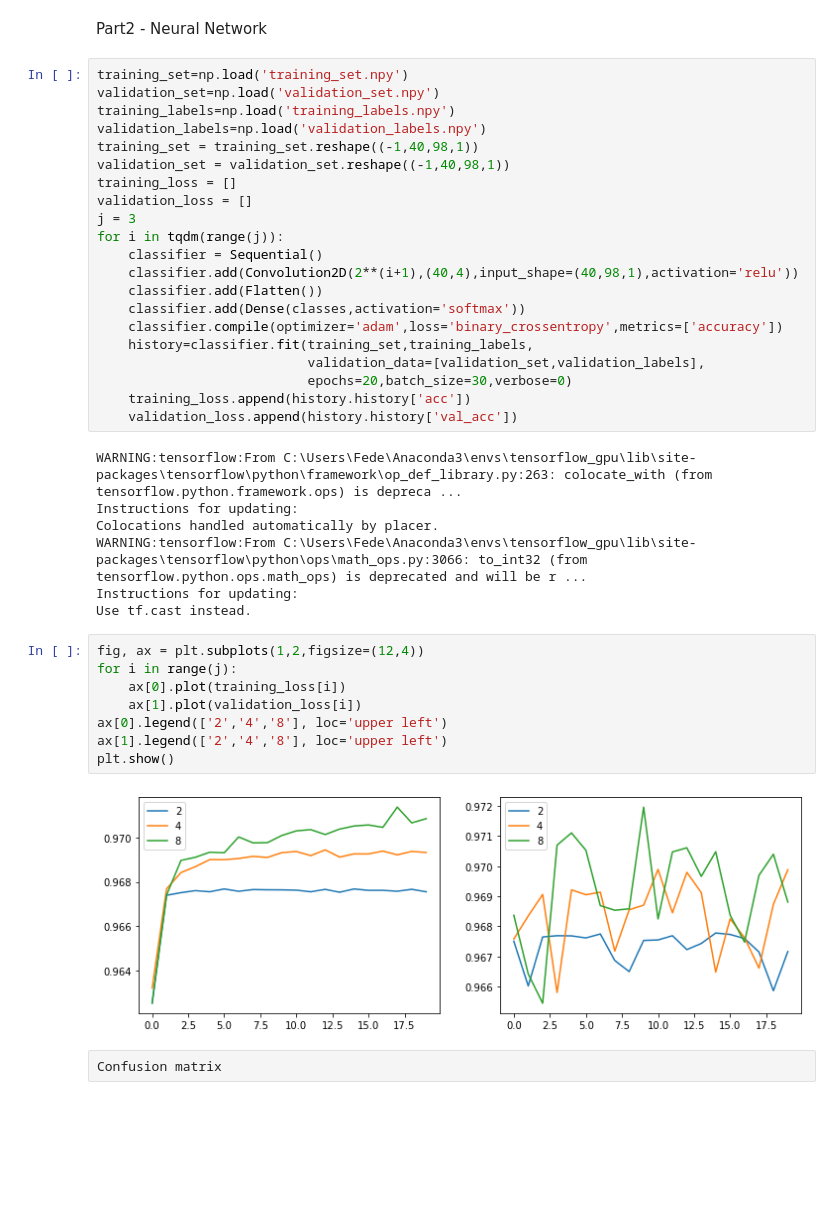
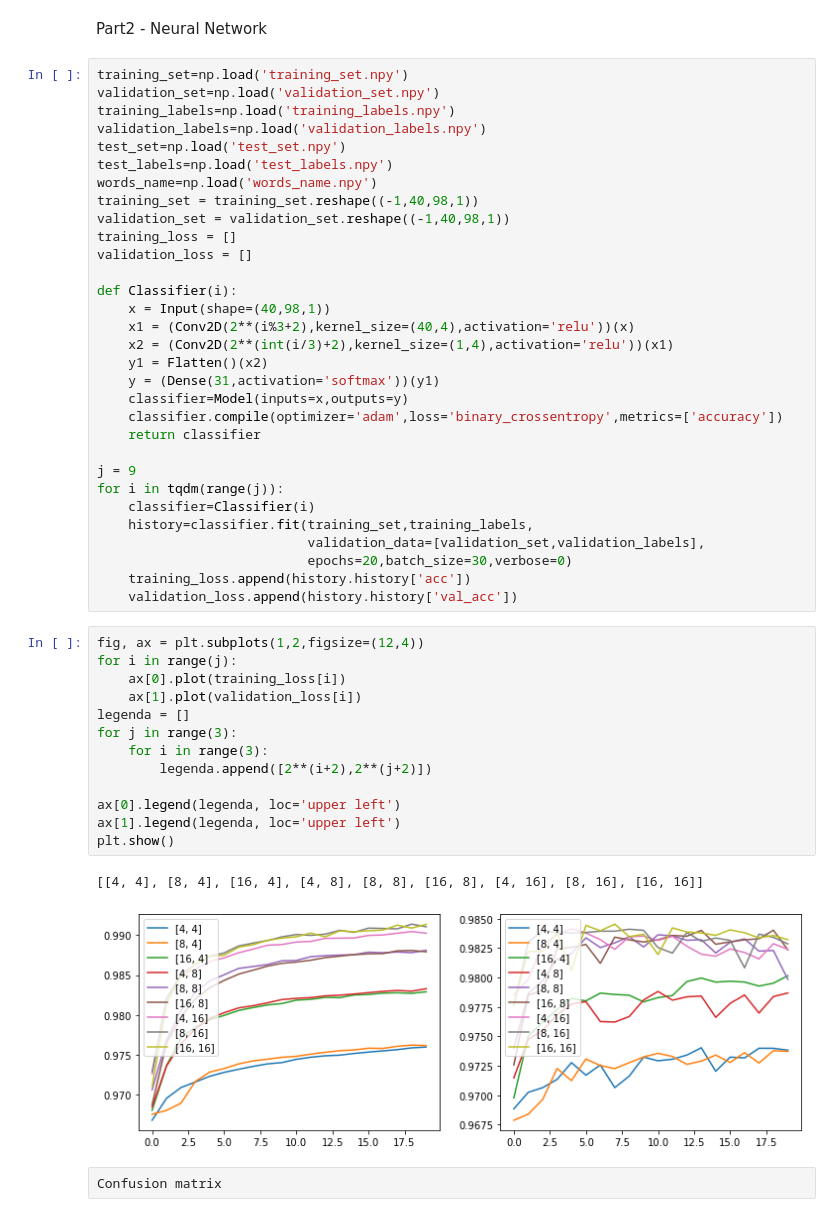
Before and after one commit to Fede5991/HumanDataAnalytics, a Jupyter notebook: Project1.ipynb, the cells around one changed output. Saved outputs shown, nothing was run; the diff lists cells and outputs as text; blank space fills up the shorter version.

```diff
--- a/Project1.ipynb
+++ b/Project1.ipynb
@@ -265,39 +263,48 @@ training_set=np.load('training_set.npy')
 validation_set=np.load('validation_set.npy')
 training_labels=np.load('training_labels.npy')
 validation_labels=np.load('validation_labels.npy')
+test_set=np.load('test_set.npy')
+test_labels=np.load('test_labels.npy')
+words_name=np.load('words_name.npy')
 training_set = training_set.reshape((-1,40,98,1))
 validation_set = validation_set.reshape((-1,40,98,1))
 training_loss = []
 validation_loss = []
-j = 3
+
+def Classifier(i):
+    x = Input(shape=(40,98,1))
+    x1 = (Conv2D(2**(i%3+2),kernel_size=(40,4),activation='relu'))(x)
+    x2 = (Conv2D(2**(int(i/3)+2),kernel_size=(1,4),activation='relu'))(x1)
+    y1 = Flatten()(x2)
+    y = (Dense(31,activation='softmax'))(y1)
+    classifier=Model(inputs=x,outputs=y)
+    classifier.compile(optimizer='adam',loss='binary_crossentropy',metrics=['accuracy'])
+    return classifier
+
+j = 9
 for i in tqdm(range(j)):
-    classifier = Sequential()
-    classifier.add(Convolution2D(2**(i+1),(40,4),input_shape=(40,98,1),activation='relu'))
-    classifier.add(Flatten())
-    classifier.add(Dense(classes,activation='softmax'))
-    classifier.compile(optimizer='adam',loss='binary_crossentropy',metrics=['accuracy'])
+    classifier=Classifier(i)
     history=classifier.fit(training_set,training_labels,
                            validation_data=[validation_set,validation_labels],
                            epochs=20,batch_size=30,verbose=0)
     training_loss.append(history.history['acc'])
     validation_loss.append(history.history['val_acc'])
-# %% [output]
-WARNING:tensorflow:From C:\Users\Fede\Anaconda3\envs\tensorflow_gpu\lib\site-packages\tensorflow\python\framework\op_def_library.py:263: colocate_with (from tensorflow.python.framework.ops) is depreca ...
-Instructions for updating:
-Colocations handled automatically by placer.
-WARNING:tensorflow:From C:\Users\Fede\Anaconda3\envs\tensorflow_gpu\lib\site-packages\tensorflow\python\ops\math_ops.py:3066: to_int32 (from tensorflow.python.ops.math_ops) is deprecated and will be r ...
-Instructions for updating:
-Use tf.cast instead.
 # %%
 fig, ax = plt.subplots(1,2,figsize=(12,4))
 for i in range(j):
     ax[0].plot(training_loss[i])
     ax[1].plot(validation_loss[i])
-ax[0].legend(['2','4','8'], loc='upper left')
-ax[1].legend(['2','4','8'], loc='upper left')
+legenda = []
+for j in range(3):
+    for i in range(3):
+        legenda.append([2**(i+2),2**(j+2)])
+
+ax[0].legend(legenda, loc='upper left')
+ax[1].legend(legenda, loc='upper left')
 plt.show()
 # %% [output]
+[[4, 4], [8, 4], [16, 4], [4, 8], [8, 8], [16, 8], [4, 16], [8, 16], [16, 16]]
-[figure, old version]
+[figure, new version]
 # %% [raw]
 Confusion matrix
 # %%
```
Also changed, not shown: parts of 5 cells of this notebook.
